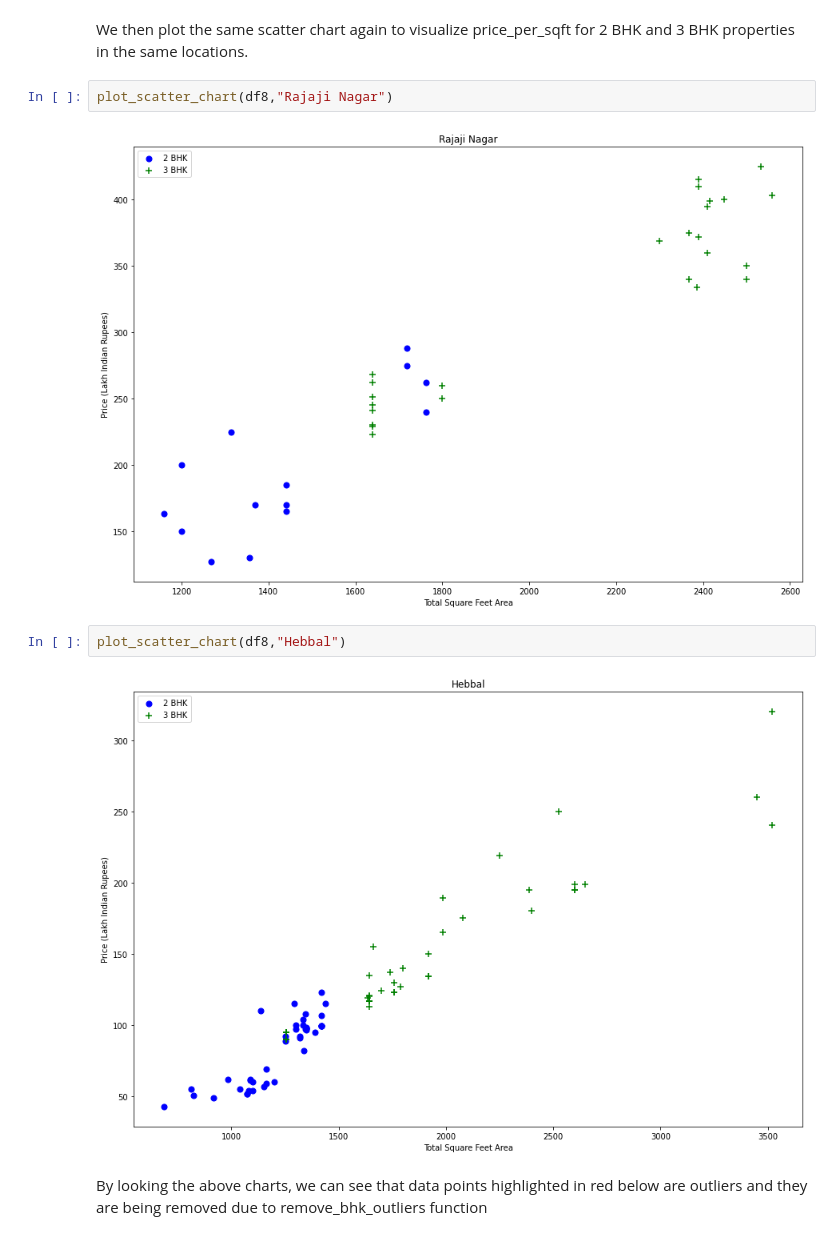
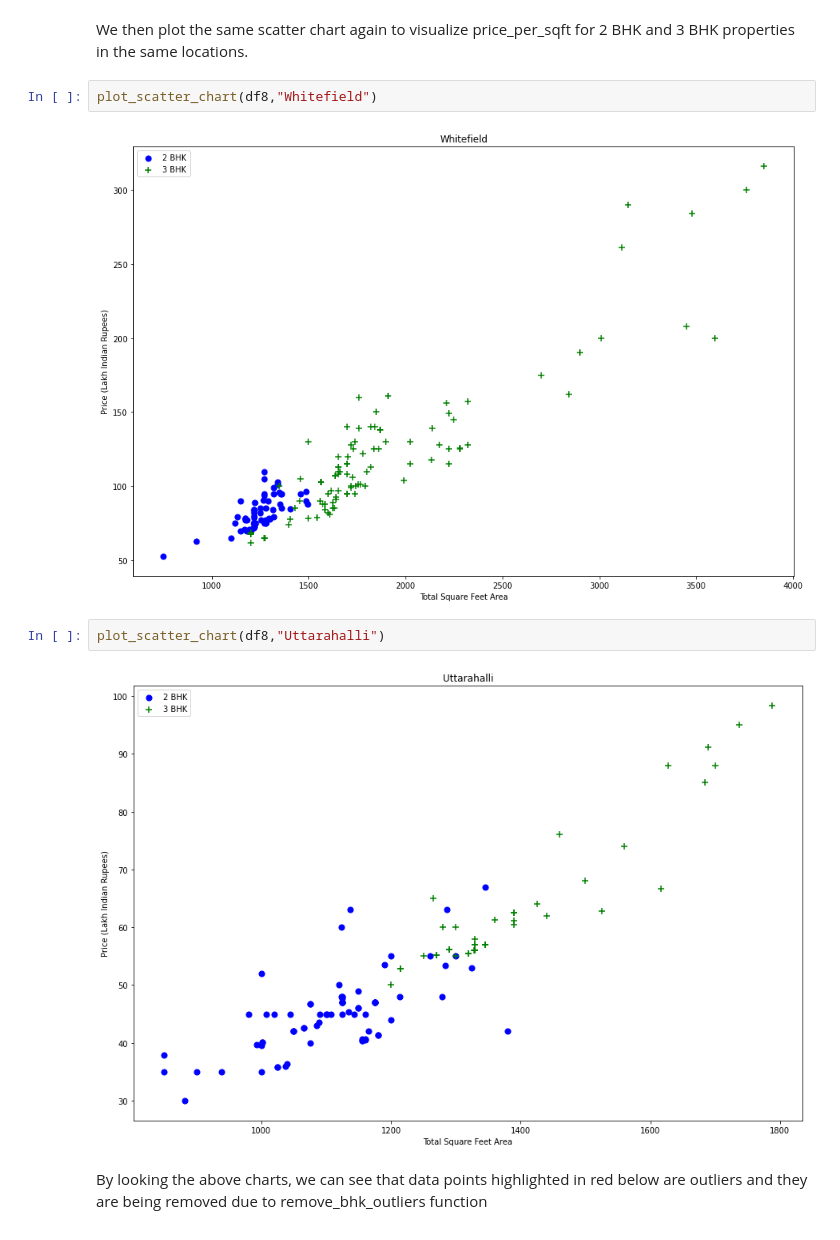
Before and after one commit to tharunoptimus/datascience, a Jupyter notebook: project.ipynb, the cells around one changed output. Cells and saved outputs as stored; diff of their text form.

```diff
--- a/project.ipynb
+++ b/project.ipynb
@@ -418,13 +418,13 @@ df8.shape
 # %% [markdown]
 We then plot the same scatter chart again to visualize price_per_sqft for 2 BHK and 3 BHK properties in the same locations.
 # %%
-plot_scatter_chart(df8,"Rajaji Nagar")
+plot_scatter_chart(df8,"Whitefield")
 # %% [output]
-[figure, old version]
+[figure, new version]
 # %%
-plot_scatter_chart(df8,"Hebbal")
+plot_scatter_chart(df8,"Uttarahalli")
 # %% [output]
-[figure, old version]
+[figure, new version]
 # %% [markdown]
 By looking the above charts, we can see that data points highlighted in red below are outliers and they are being removed due to remove_bhk_outliers function
 # %% [markdown]
```
Also changed, not shown: parts of 17 cells of this notebook, 1 other file.
